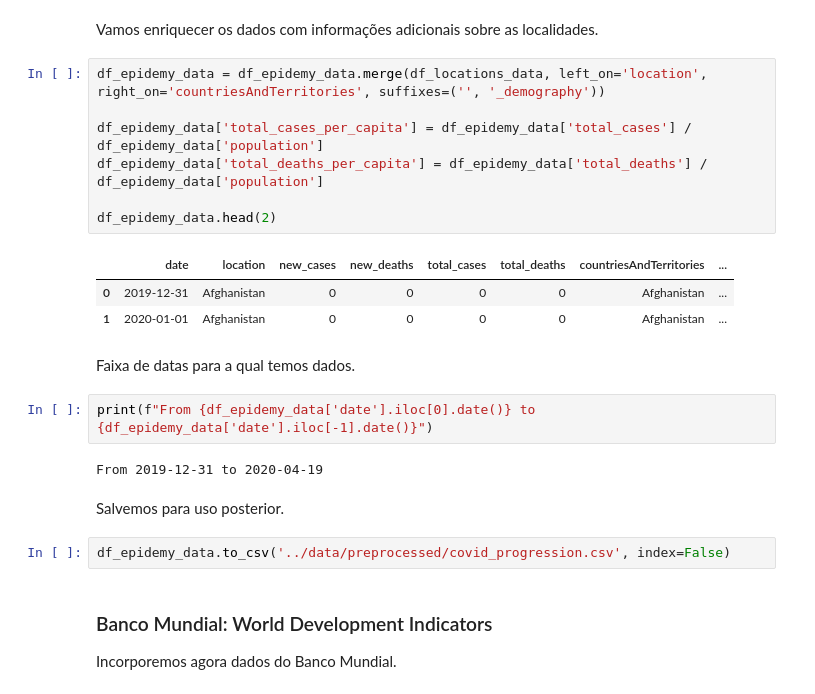
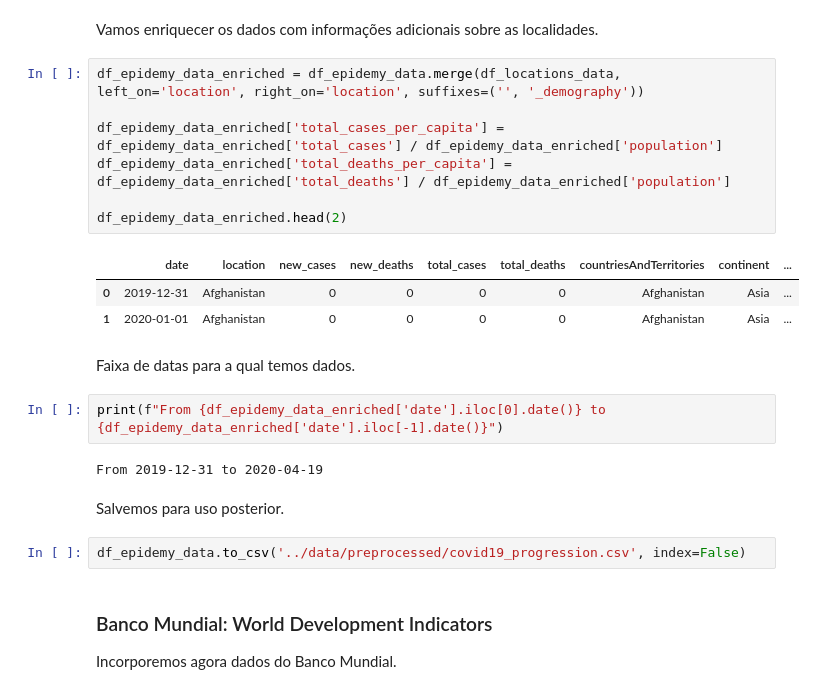
Before and after one commit to funcional-health-analytics/covid19-analytics, a Jupyter notebook: notebooks/data_preprocessing.ipynb, the cells around one changed output. Cells and saved outputs as stored; diff of their text form.

```diff
--- a/notebooks/data_preprocessing.ipynb
+++ b/notebooks/data_preprocessing.ipynb
@@ -57,26 +55,26 @@ df_locations_data.head(2)
 # %% [markdown]
 Vamos enriquecer os dados com informações adicionais sobre as localidades.
 # %%
-df_epidemy_data = df_epidemy_data.merge(df_locations_data, left_on='location', right_on='countriesAndTerritories', suffixes=('', '_demography'))
+df_epidemy_data_enriched = df_epidemy_data.merge(df_locations_data, left_on='location', right_on='location', suffixes=('', '_demography'))
 
-df_epidemy_data['total_cases_per_capita'] = df_epidemy_data['total_cases'] / df_epidemy_data['population']
-df_epidemy_data['total_deaths_per_capita'] = df_epidemy_data['total_deaths'] / df_epidemy_data['population']
+df_epidemy_data_enriched['total_cases_per_capita'] = df_epidemy_data_enriched['total_cases'] / df_epidemy_data_enriched['population']
+df_epidemy_data_enriched['total_deaths_per_capita'] = df_epidemy_data_enriched['total_deaths'] / df_epidemy_data_enriched['population']
 
-df_epidemy_data.head(2)
+df_epidemy_data_enriched.head(2)
 # %% [output]
-|  | date | location | new_cases | new_deaths | total_cases | total_deaths | countriesAndTerritories | ... |
-| 0 | 2019-12-31 | Afghanistan | 0 | 0 | 0 | 0 | Afghanistan | ... |
-| 1 | 2020-01-01 | Afghanistan | 0 | 0 | 0 | 0 | Afghanistan | ... |
+|  | date | location | new_cases | new_deaths | total_cases | total_deaths | countriesAndTerritories | continent | ... |
+| 0 | 2019-12-31 | Afghanistan | 0 | 0 | 0 | 0 | Afghanistan | Asia | ... |
+| 1 | 2020-01-01 | Afghanistan | 0 | 0 | 0 | 0 | Afghanistan | Asia | ... |
 # %% [markdown]
 Faixa de datas para a qual temos dados.
 # %%
-print(f"From {df_epidemy_data['date'].iloc[0].date()} to {df_epidemy_data['date'].iloc[-1].date()}")
+print(f"From {df_epidemy_data_enriched['date'].iloc[0].date()} to {df_epidemy_data_enriched['date'].iloc[-1].date()}")
 # %% [output]
 From 2019-12-31 to 2020-04-19
 # %% [markdown]
 Salvemos para uso posterior.
 # %%
-df_epidemy_data.to_csv('../data/preprocessed/covid_progression.csv', index=False)
+df_epidemy_data.to_csv('../data/preprocessed/covid19_progression.csv', index=False)
 # %% [markdown]
 ### Banco Mundial: World Development Indicators
 
```
Also changed, not shown: parts of 24 cells of this notebook, 25 other files.
